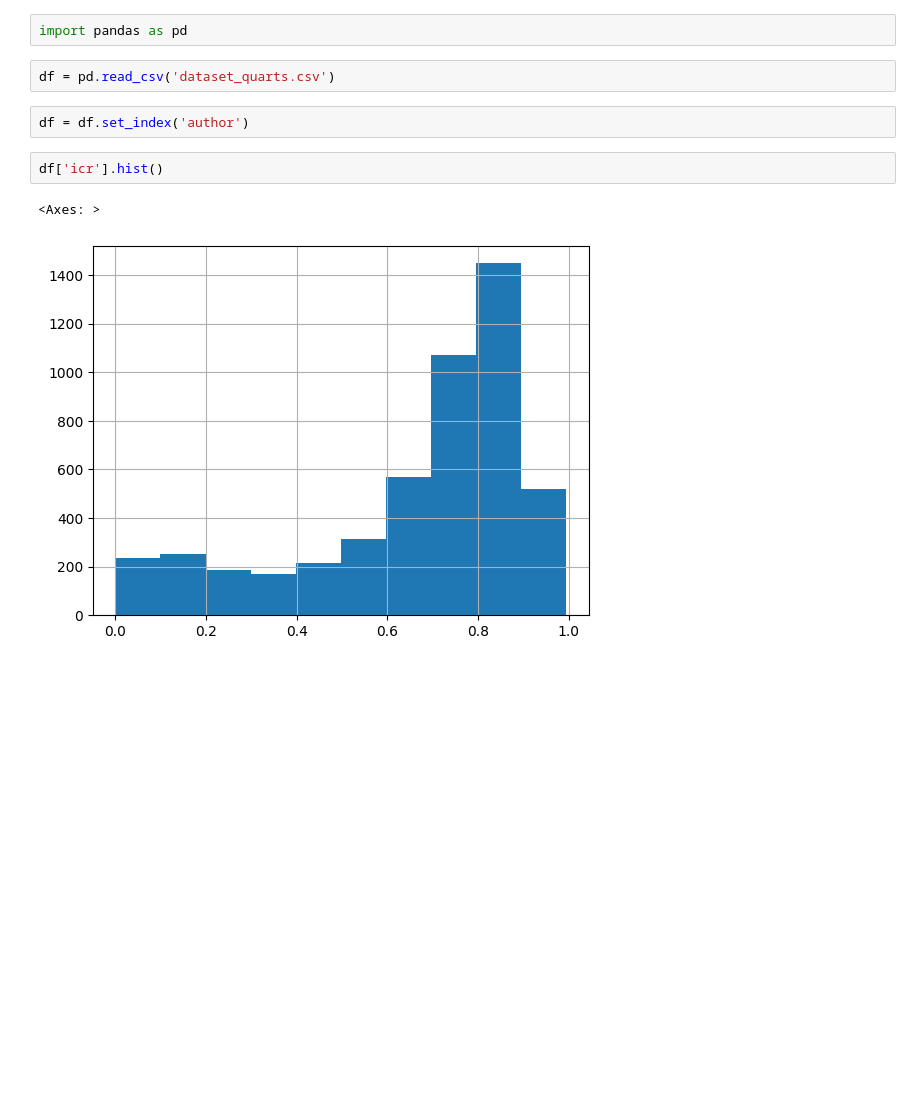
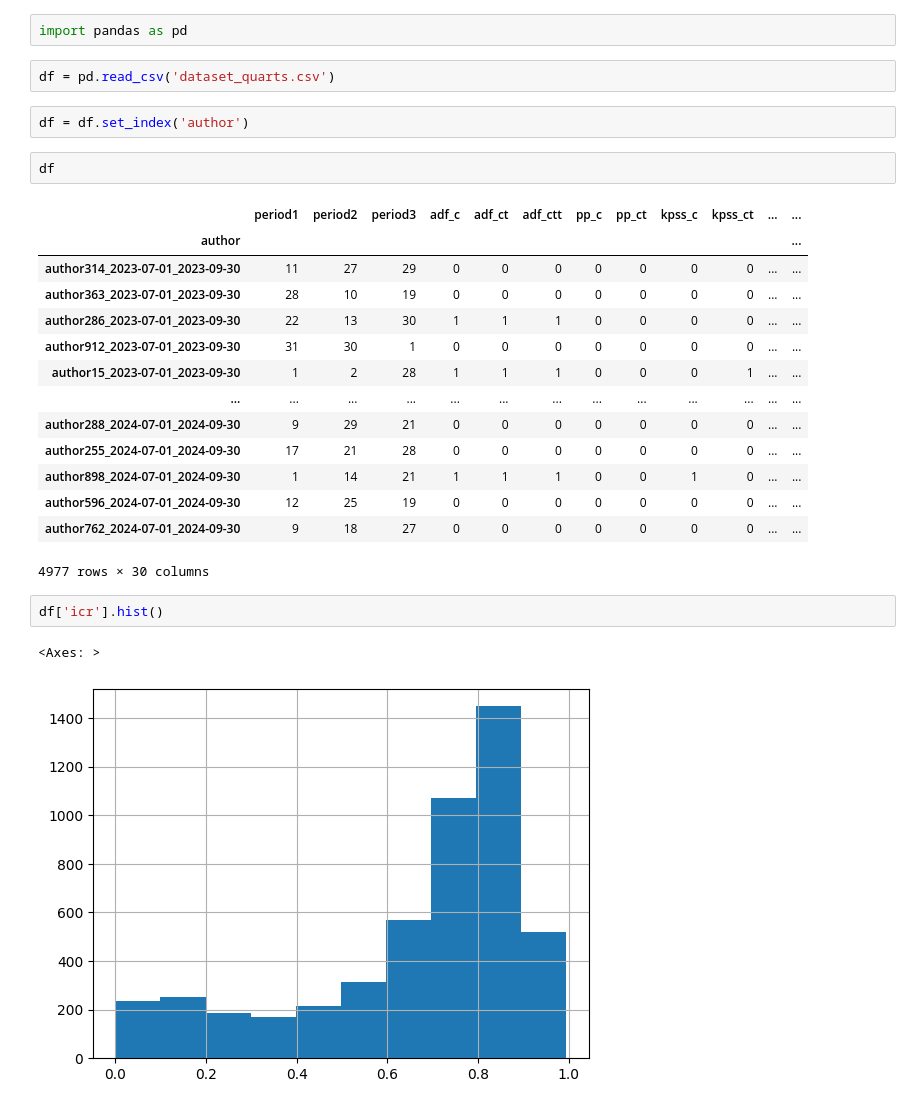
Before and after one commit to fedorbondar/tempo-performance, a Jupyter notebook: notebooks/weighted_metrics.ipynb, the cells around one changed output. Saved outputs shown, nothing was run; the diff lists cells and outputs as text; blank space fills up the shorter version.

```diff
--- a/notebooks/weighted_metrics.ipynb
+++ b/notebooks/weighted_metrics.ipynb
@@ -4,6 +4,23 @@ import pandas as pd
 df = pd.read_csv('dataset_quarts.csv')
 # %%
 df = df.set_index('author')
+# %%
+df
+# %% [output]
+|  | period1 | period2 | period3 | adf_c | adf_ct | adf_ctt | pp_c | pp_ct | kpss_c | kpss_ct | ... | ... |
+| author |  |  |  |  |  |  |  |  |  |  |  | ... |
+| author314_2023-07-01_2023-09-30 | 11 | 27 | 29 | 0 | 0 | 0 | 0 | 0 | 0 | 0 | ... | ... |
+| author363_2023-07-01_2023-09-30 | 28 | 10 | 19 | 0 | 0 | 0 | 0 | 0 | 0 | 0 | ... | ... |
+| author286_2023-07-01_2023-09-30 | 22 | 13 | 30 | 1 | 1 | 1 | 0 | 0 | 0 | 0 | ... | ... |
+| author912_2023-07-01_2023-09-30 | 31 | 30 | 1 | 0 | 0 | 0 | 0 | 0 | 0 | 0 | ... | ... |
+| author15_2023-07-01_2023-09-30 | 1 | 2 | 28 | 1 | 1 | 1 | 0 | 0 | 0 | 1 | ... | ... |
+| ... | ... | ... | ... | ... | ... | ... | ... | ... | ... | ... | ... | ... |
+| author288_2024-07-01_2024-09-30 | 9 | 29 | 21 | 0 | 0 | 0 | 0 | 0 | 0 | 0 | ... | ... |
+| author255_2024-07-01_2024-09-30 | 17 | 21 | 28 | 0 | 0 | 0 | 0 | 0 | 0 | 0 | ... | ... |
+| author898_2024-07-01_2024-09-30 | 1 | 14 | 21 | 1 | 1 | 1 | 0 | 0 | 1 | 0 | ... | ... |
+| author596_2024-07-01_2024-09-30 | 12 | 25 | 19 | 0 | 0 | 0 | 0 | 0 | 0 | 0 | ... | ... |
+| author762_2024-07-01_2024-09-30 | 9 | 18 | 27 | 0 | 0 | 0 | 0 | 0 | 0 | 0 | ... | ... |
+4977 rows × 30 columns
 # %%
 df['icr'].hist()
 # %% [output]
```
Also changed, not shown: parts of 12 cells of this notebook, 1 other file.
